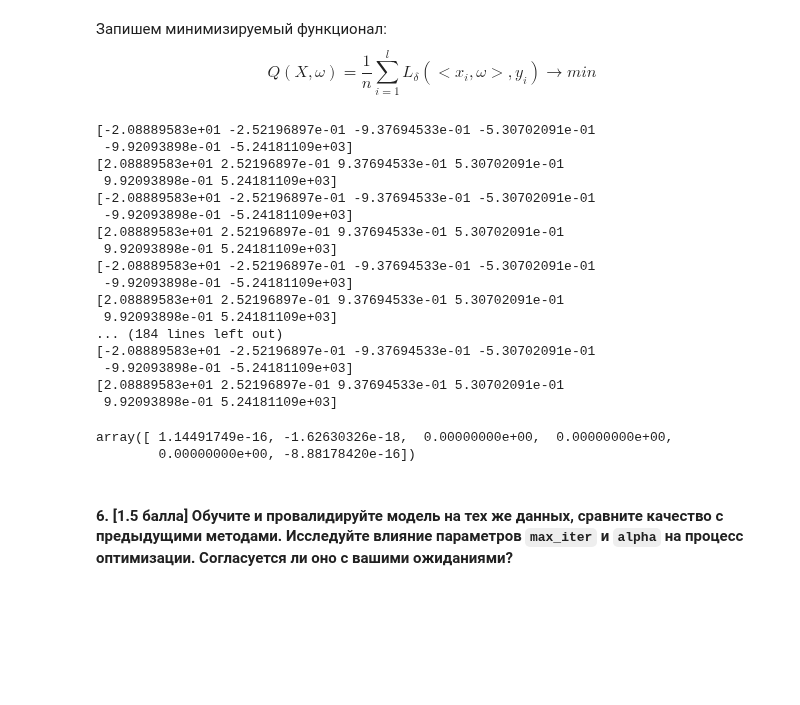
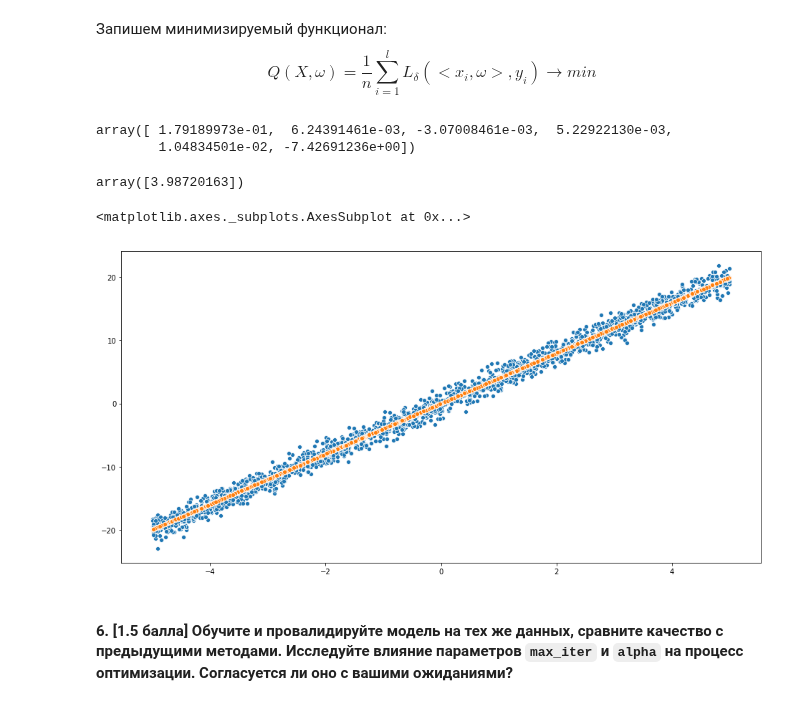
Before and after one commit to Mikhail-off/ML2018, a Jupyter notebook: HW3/homework-practice-03.ipynb, the cells around one changed output. Cells and saved outputs as stored; diff of their text form; code cells hidden in the pictures; blank space fills up the shorter version.

```diff
--- a/HW3/homework-practice-03.ipynb
+++ b/HW3/homework-practice-03.ipynb
@@ -167,6 +167,7 @@ Q(X, \omega) = \dfrac{1}{n}\sum_{i=1}^l L_\delta(<x_i, \omega>, y_i) \to min
 $$
 # %%
 from sklearn.base import BaseEstimator
+import numpy as np
 
 class HuberReg(BaseEstimator):
     def __init__(self, delta=1.0, gd_type='stochastic',
@@ -205,9 +206,17 @@ class HuberReg(BaseEstimator):
         last_w_norm = -self.tolerance - 1
         iteration = 0
         best_loss = self.calc_loss(X, y)
+        self.loss_history.append(best_loss)
         while iteration < self.max_iter and abs(cur_w_norm - last_w_norm) >= self.tolerance:
-            grad = self.calc_gradient(X, y)
-            print(grad)
+            batch_size = 0
+            if self.gd_type == 'stochastic':
+                batch_size = 1
+            elif self.gd_type == 'full':
+                batch_size = X.shape[0]
+            else:
+                raise Exception('bad gd_type')
+            batch, target = self.__get_batch(X, y, batch_size)
+            grad = cur_w * self.alpha + (1 - self.alpha) * self.calc_gradient(batch, target)
             cur_w -= self.eta * grad
             last_w_norm = cur_w_norm
             cur_w_norm = np.linalg.norm(cur_w)
@@ -220,6 +229,8 @@ class HuberReg(BaseEstimator):
     def predict(self, X):
         if self.w is None:
             raise Exception('Not trained yet')
+        if len(X.shape) == 1:
+            X = X.reshape((-1, 1))
         return X.dot(self.w)
 
     def calc_gradient(self, X, y):
@@ -229,6 +240,8 @@ class HuberReg(BaseEstimator):
         ---
         output: np.array of shape (d)
         """
+        if (len(X.shape) == 1):
+            X = X.reshape((-1, 1))
         dy_minus = X.dot(self.w) - y
         dy_minus = dy_minus.reshape((-1, 1))
         compare_result = np.absolute(dy_minus) <= self.delta
@@ -255,28 +268,18 @@ class HuberReg(BaseEstimator):
         true_sum = (dy_abs[np.where(compare_result == True)]**2 / 2).sum()
         false_sum = ((dy_abs[np.where(compare_result == False)] - self.delta / 2) * self.delta).sum()
         return (true_sum + false_sum) / y.shape[0]
+
+    def __get_batch(self, X, y, size=1):
+        ind = np.random.randint(low=0, high=X.shape[0], size=size)
+        return X[ind, :].reshape((size, -1)), y[ind]
 # %%
 from sklearn.metrics import mean_squared_error, r2_score
-sgd = HuberReg(eta=0.001, tolerance=1e-10, max_iter=100)
+sgd = HuberReg(eta=0.001, tolerance=1e-10, max_iter=10)
 sgd.fit(x_train.values, y_train.values)
 sgd.w
 # %% [output]
-[-2.08889583e+01 -2.52196897e-01 -9.37694533e-01 -5.30702091e-01
- -9.92093898e-01 -5.24181109e+03]
-[2.08889583e+01 2.52196897e-01 9.37694533e-01 5.30702091e-01
- 9.92093898e-01 5.24181109e+03]
-[-2.08889583e+01 -2.52196897e-01 -9.37694533e-01 -5.30702091e-01
- -9.92093898e-01 -5.24181109e+03]
-[2.08889583e+01 2.52196897e-01 9.37694533e-01 5.30702091e-01
- 9.92093898e-01 5.24181109e+03]
-[-2.08889583e+01 -2.52196897e-01 -9.37694533e-01 -5.30702091e-01
- -9.92093898e-01 -5.24181109e+03]
-[2.08889583e+01 2.52196897e-01 9.37694533e-01 5.30702091e-01
- 9.92093898e-01 5.24181109e+03]
-... (184 lines left out)
-[-2.08889583e+01 -2.52196897e-01 -9.37694533e-01 -5.30702091e-01
- -9.92093898e-01 -5.24181109e+03]
-[2.08889583e+01 2.52196897e-01 9.37694533e-01 5.30702091e-01
- 9.92093898e-01 5.24181109e+03]
+array([ 1.79189973e-01,  6.24391461e-03, -3.07008461e-03,  5.22922130e-03,
+        1.04834501e-02, -7.42691236e+00])
-array([ 1.14491749e-16, -1.62630326e-18,  0.00000000e+00,  0.00000000e+00,
-        0.00000000e+00, -8.88178420e-16])
+# %%
+x = np.linspace(-5, 5, 10000)
+y = 4 * x + np.random.normal(scale=1, size=len(x))
@@ -283,3 +289,18 @@ array([ 1.14491749e-16, -1.62630326e-18,  0.00000000e+00,  0.00000000e+00,
+# %%
+x_train_, x_test_, y_train_, y_test_ = train_test_split(x, y, test_size=0.2, random_state=42)
+# %%
+sgd = HuberReg(max_iter=10000, gd_type='full')
+sgd.fit(x_train_.reshape((-1, 1)), y_train_)
+sgd.w
+# %% [output]
+array([3.98720163])
+# %%
+plt.figure(figsize=(16, 8))
+sns.scatterplot(x_test_, y_test_)
+sns.scatterplot(x_test_, sgd.predict(x_test_))
+# %% [output]
+<matplotlib.axes._subplots.AxesSubplot at 0x...>
+[figure, added]
 # %% [markdown]
 #### 6. [1.5 балла] Обучите и провалидируйте модель на тех же данных, сравните качество с предыдущими методами. Исследуйте влияние параметров `max_iter` и `alpha` на процесс оптимизации. Согласуется ли оно с вашими ожиданиями?
 # %%
```
Also changed, not shown: parts of 1 cell of this notebook.
